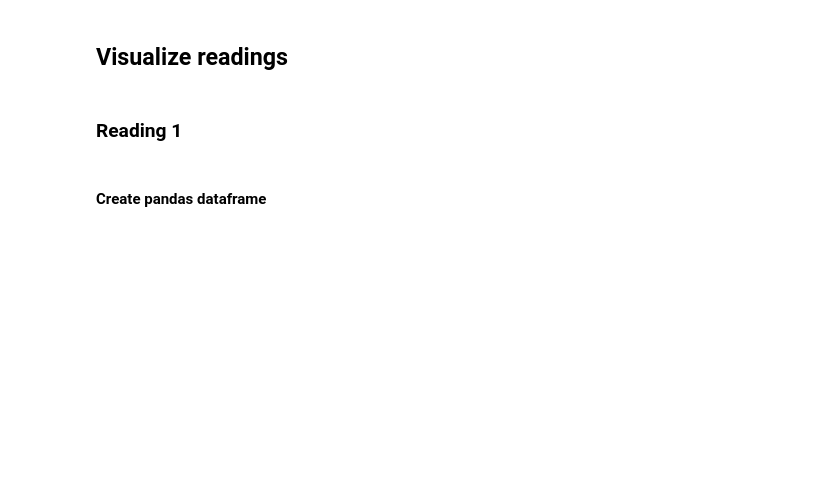
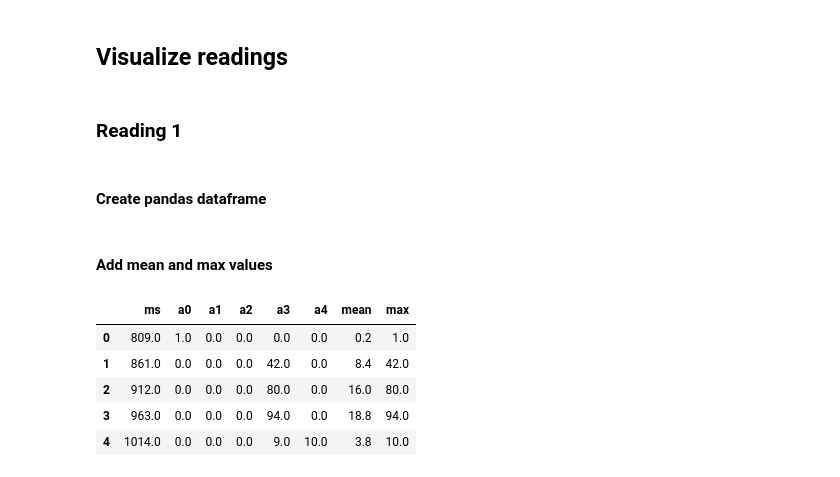
Before and after one commit to endre86/CleanKitchen, a Jupyter notebook: python/jupyter notebooks/Initial data check.ipynb, the cells around one changed output. Cells and saved outputs as stored; diff of their text form; code cells hidden in the pictures; blank space fills up the shorter version.

```diff
--- a/python/jupyter notebooks/Initial data check.ipynb
+++ b/python/jupyter notebooks/Initial data check.ipynb
@@ -59,0 +64,13 @@ reading1_df.head()
+# %% [markdown]
+#### Add mean and max values
+# %%
+reading1_df['mean'] = reading1_df[['a0','a1','a2','a3','a4']].mean(axis=1)
+reading1_df['max'] = reading1_df[['a0','a1','a2','a3','a4']].max(axis=1)
+reading1_df.head()
+# %% [output]
+|  | ms | a0 | a1 | a2 | a3 | a4 | mean | max |
+| 0 | 809.0 | 1.0 | 0.0 | 0.0 | 0.0 | 0.0 | 0.2 | 1.0 |
+| 1 | 861.0 | 0.0 | 0.0 | 0.0 | 42.0 | 0.0 | 8.4 | 42.0 |
+| 2 | 912.0 | 0.0 | 0.0 | 0.0 | 80.0 | 0.0 | 16.0 | 80.0 |
+| 3 | 963.0 | 0.0 | 0.0 | 0.0 | 94.0 | 0.0 | 18.8 | 94.0 |
+| 4 | 1014.0 | 0.0 | 0.0 | 0.0 | 9.0 | 10.0 | 3.8 | 10.0 |
```
Also changed, not shown: parts of 7 cells of this notebook.
